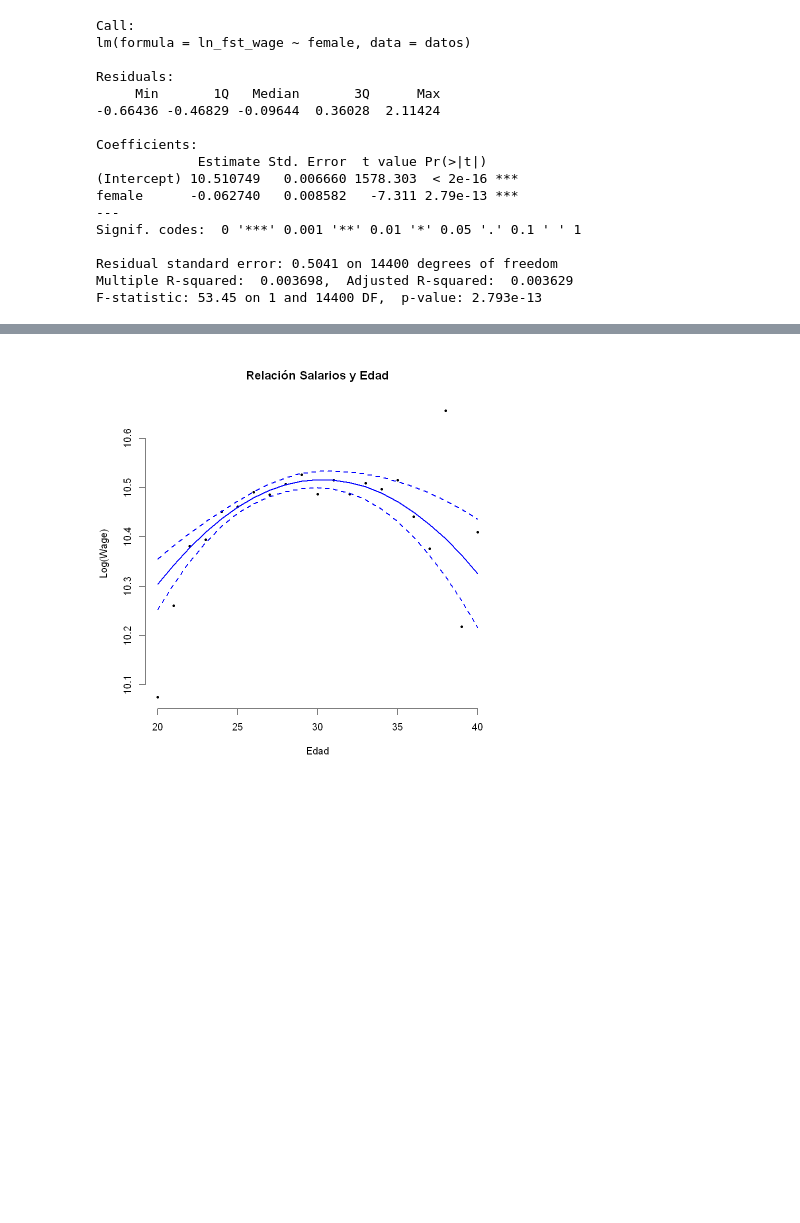
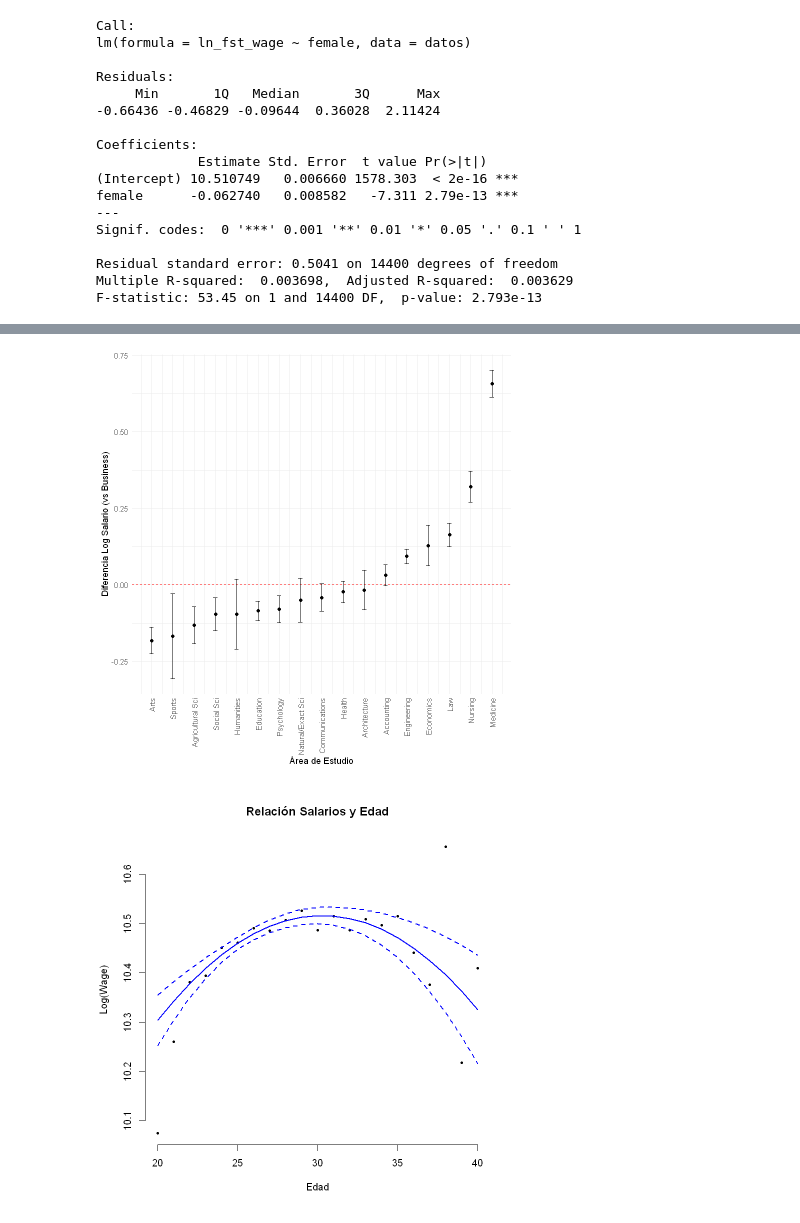
Before and after one commit to smontanoc/microeconometria, a Jupyter notebook: _sources/Modulo_2.ipynb, the cells around one changed output, grey strips where cells are left out. Drawn from its saved outputs; the diff is of its cells as text; code cells hidden in the pictures; blank space fills up the shorter version.

```diff
--- a/_sources/Modulo_2.ipynb
+++ b/_sources/Modulo_2.ipynb
@@ -1684,0 +1675,8 @@ F-statistic: 85.23 on 17 and 14384 DF,  p-value: < 2.2e-16
+# %%
+#Regresión con múltiples variables binarias
+datos$field_ <- relevel(factor(datos$field_names), ref = "Business")
+model <- lm(ln_fst_wage ~ field_, data = datos)
+
+#Resultados
+model_summary <- summary(model)
+print(model_summary$coefficients); print(paste("R-squared:", model_summary$r.squared)); print(paste("F-statistic:", model_summary$fstatistic[1]))
@@ -1685,3 +1701,17 @@ F-statistic: 85.23 on 17 and 14384 DF,  p-value: < 2.2e-16
+# %%
+B <- data.frame(coeff = coef(model), se =coef(summary(model))[, "Std. Error"]); B <- B[-1 , ]; B <- B[order(B$coeff), ]; B$order <- seq(1,17, by = 1)
+B$field <- trimws(sub("field_", "", row.names(B)))
+
+#Intervalos de confianza al 95%
+alpha = 0.05; n <- length(datos$female); k <- length(coef(model))
+B$up_ci  <- B$coeff + B$se*abs(qt(alpha/2, n-k)); B$low_ci <- B$coeff - B$se*abs(qt(alpha/2, n-k))
+
+#Coeficientes
+ggplot(B, aes(x = order, y = coeff)) + geom_point() +
+    geom_hline(yintercept = 0, color = "red", linetype = "dashed") + geom_errorbar(aes(ymin = low_ci, ymax = up_ci), width = 0.2) +
+    scale_x_continuous(breaks = B$order, labels = B$f) + labs(y = "Diferencia Log Salario (vs Business)", x = "Área de Estudio") + theme_minimal() + theme(axis.text.x = element_text(angle = 90, hjust = 1, vjust = 0.5))
+# %% [output]
+[figure, added]
 # %%
 #No linealidad en covariables
 model <- lm(ln_fst_wage ~ age + age_2, data = datos)
```
Also changed, not shown: parts of 9 cells of this notebook, 14 other files.
